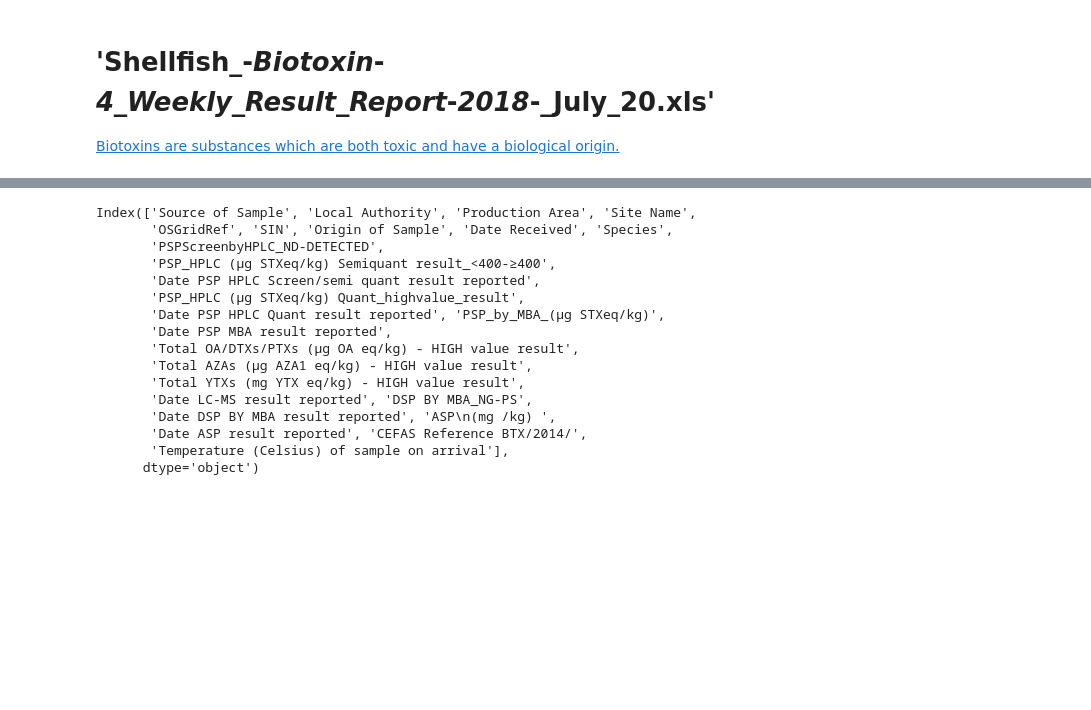
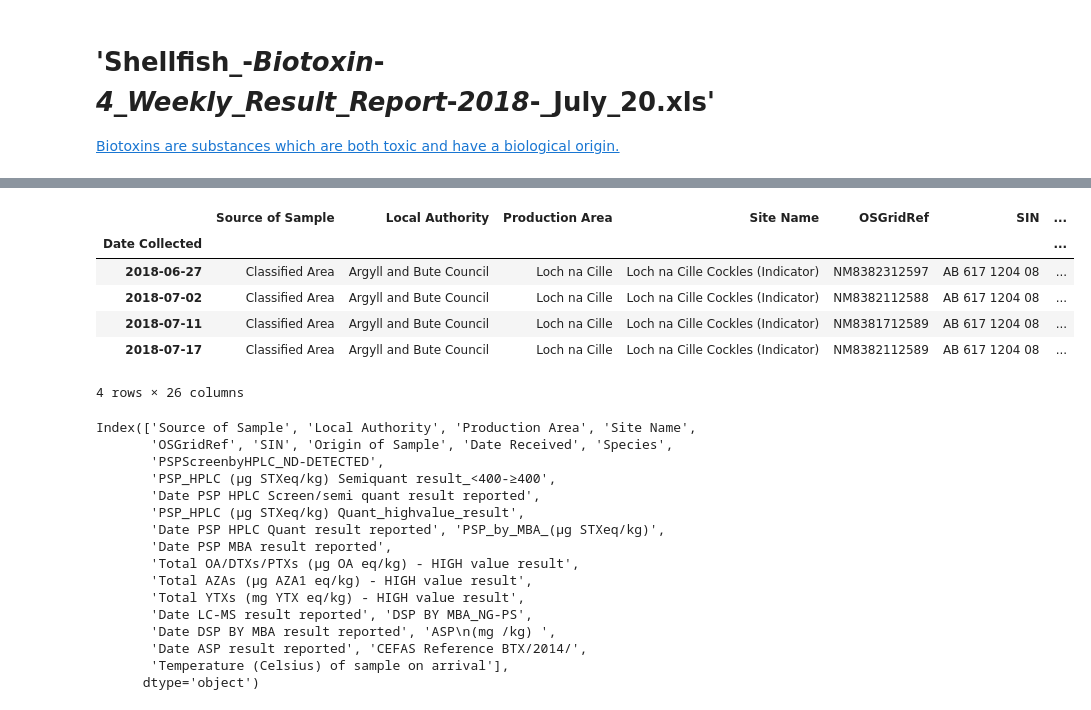
Before and after one commit to douglasmacdonald/python, a Jupyter notebook: notebooks/water_quality.ipynb, the cells around one changed output, grey strips where cells are left out. Cells and saved outputs as stored; diff of their text form; code cells hidden in the pictures; blank space fills up the shorter version.

```diff
--- a/notebooks/water_quality.ipynb
+++ b/notebooks/water_quality.ipynb
@@ -154,5 +164,15 @@ biotoxin = pd.read_excel(os.path.join(data_dir_path
 # %%
 biotoxin_ct = biotoxin[biotoxin['Production Area'] == 'Loch na Cille']
+# %%
+biotoxin_ct
+# %% [output]
+|  | Source of Sample | Local Authority | Production Area | Site Name | OSGridRef | SIN | ... |
+| Date Collected |  |  |  |  |  |  | ... |
+| 2018-06-27 | Classified Area | Argyll and Bute Council | Loch na Cille | Loch na Cille Cockles (Indicator) | NM8382312597 | AB 617 1204 08 | ... |
+| 2018-07-02 | Classified Area | Argyll and Bute Council | Loch na Cille | Loch na Cille Cockles (Indicator) | NM8382112588 | AB 617 1204 08 | ... |
+| 2018-07-11 | Classified Area | Argyll and Bute Council | Loch na Cille | Loch na Cille Cockles (Indicator) | NM8381712589 | AB 617 1204 08 | ... |
+| 2018-07-17 | Classified Area | Argyll and Bute Council | Loch na Cille | Loch na Cille Cockles (Indicator) | NM8382112589 | AB 617 1204 08 | ... |
+4 rows × 26 columns
 # %%
 print(biotoxin_ct.columns)
 # %% [output]
```
Also changed, not shown: parts of 12 cells of this notebook.
